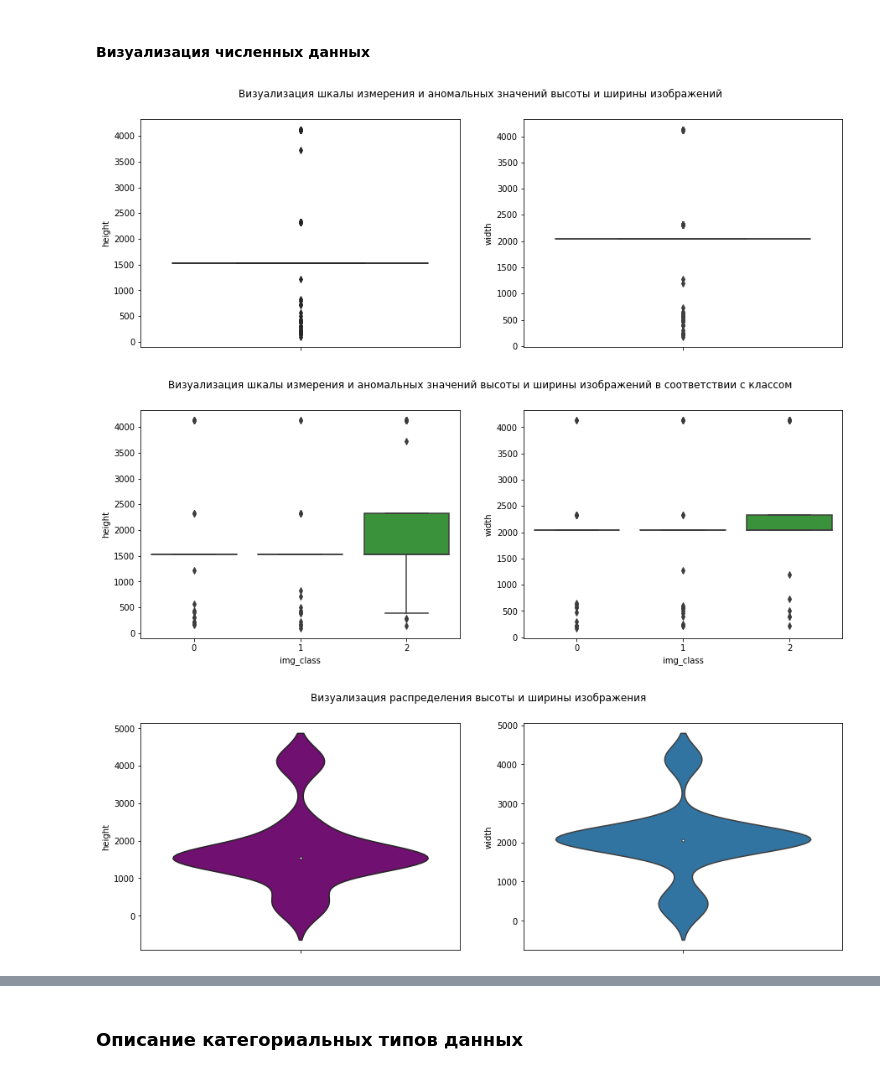
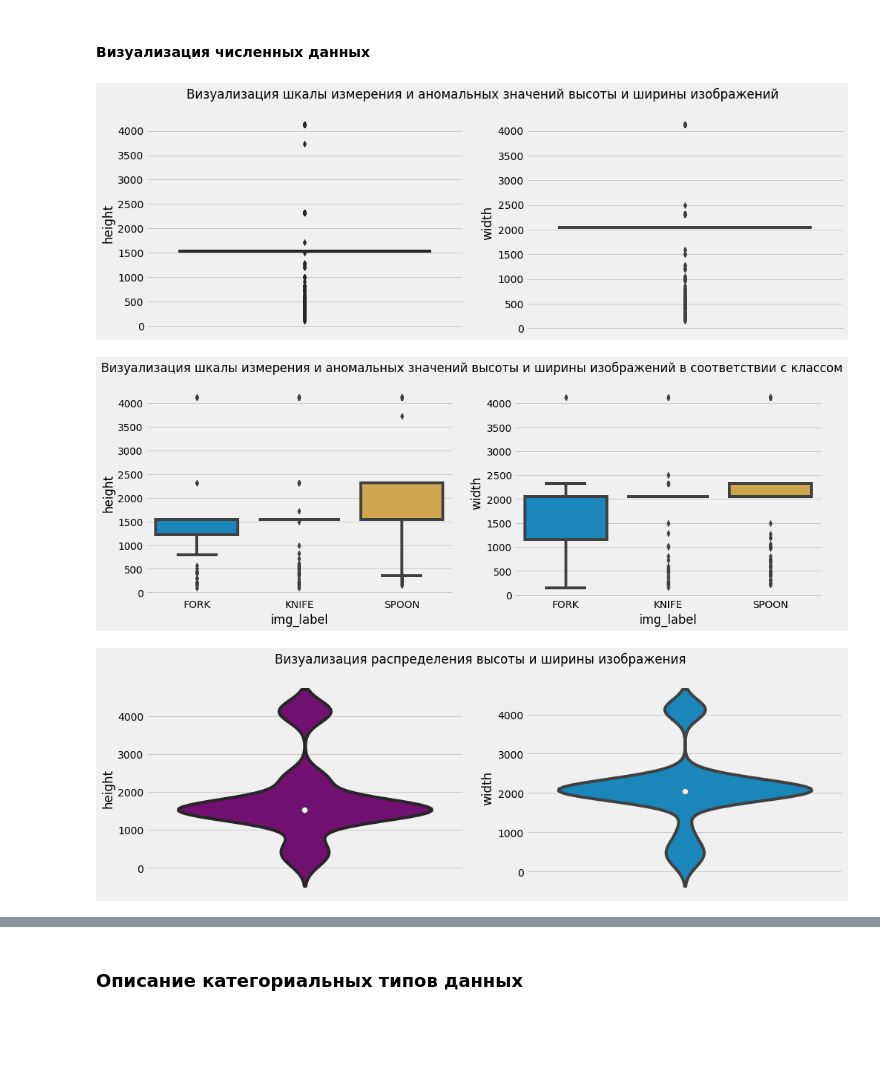
Before and after one commit to ElizavetaWow/ML_course_work, a Jupyter notebook: work_main.ipynb, the cells around one changed output, grey strips where cells are left out. Cells and saved outputs as stored; diff of their text form; code cells hidden in the pictures; blank space fills up the shorter version.

```diff
--- a/work_main.ipynb
+++ b/work_main.ipynb
@@ -41,6 +42,7 @@ simplefilter("ignore", category=ConvergenceWarning)
 SEED = 21
 np.random.seed(SEED)
 IMAGE_PATH = "./data/Raw/"
+plt.style.use('fivethirtyeight')
 # %% [markdown]
 ## Загрузка набора данных и предварительный анализ
 # %% [markdown]
@@ -105,13 +109,14 @@ def draw_pictures_with_hists(img_df):
 def img_params(img_path):
     img = imread(img_path)
     img_class = img_path.replace(IMAGE_PATH, '').split('\\')[0]
-    return classes_dict[img_class.lower()], img_class, img_path, img.shape[0], img.shape[1], img.shape[2], img.max(), img.min(), img.mean(), img.std(), np.median(img)
+    img_color = np.sum(img.reshape(-1, 3)*np.asarray([65536, 256, 1]), axis=1)
+    return classes_dict[img_class.lower()], img_class, img_path, img.shape[0], img.shape[1], img.shape[2], img_color.max(), img_color.min(), img_color.mean(), img_color.std(), np.median(img_color)
 # %%
 image_files = []
 classes_dict = {}
 for k, dir in enumerate(os.listdir(IMAGE_PATH)):
     classes_dict[dir.lower()] = k
-    image_files.extend(os.path.join(IMAGE_PATH, dir, file) for file in os.listdir(os.path.join(IMAGE_PATH, dir)) if file.endswith(('.JPG', '.jpg')))
+    image_files.extend(os.path.join(IMAGE_PATH, dir, file) for file in os.listdir(os.path.join(IMAGE_PATH, dir)) if file.endswith(('.JPG', '.jpg', '.png')))
 # %% [markdown]
 Пронумерованные классы датасета
 # %%
@@ -213,15 +218,15 @@ sns.boxplot(ax=axes[0], y="height", data=df, color='green')
 sns.boxplot(ax=axes[1], y="width", data=df)
 plt.show()
 # %% [output]
-[figure, old version]
+[figure, new version]
 # %%
 fig, axes = plt.subplots(1, 2, figsize=(15, 5))
 fig.suptitle('Визуализация шкалы измерения и аномальных значений высоты и ширины изображений в соответствии с классом')
-sns.boxplot(ax=axes[0], x="img_class", y="height", data=df)
-sns.boxplot(ax=axes[1], x="img_class", y="width", data=df)
+sns.boxplot(ax=axes[0], x="img_label", y="height", data=df)
+sns.boxplot(ax=axes[1], x="img_label", y="width", data=df)
 plt.show()
 # %% [output]
-[figure, old version]
+[figure, new version]
 # %%
 fig, axes = plt.subplots(1, 2, figsize=(15, 5))
 fig.suptitle('Визуализация распределения высоты и ширины изображения ')
@@ -229,5 +234,5 @@ sns.violinplot(ax=axes[0], y = df['height'], color='purple')
 sns.violinplot(ax=axes[1], y = df['width'])
 plt.show()
 # %% [output]
-[figure, old version]
+[figure, new version]
 # %%
```
Also changed, not shown: parts of 81 cells of this notebook.
